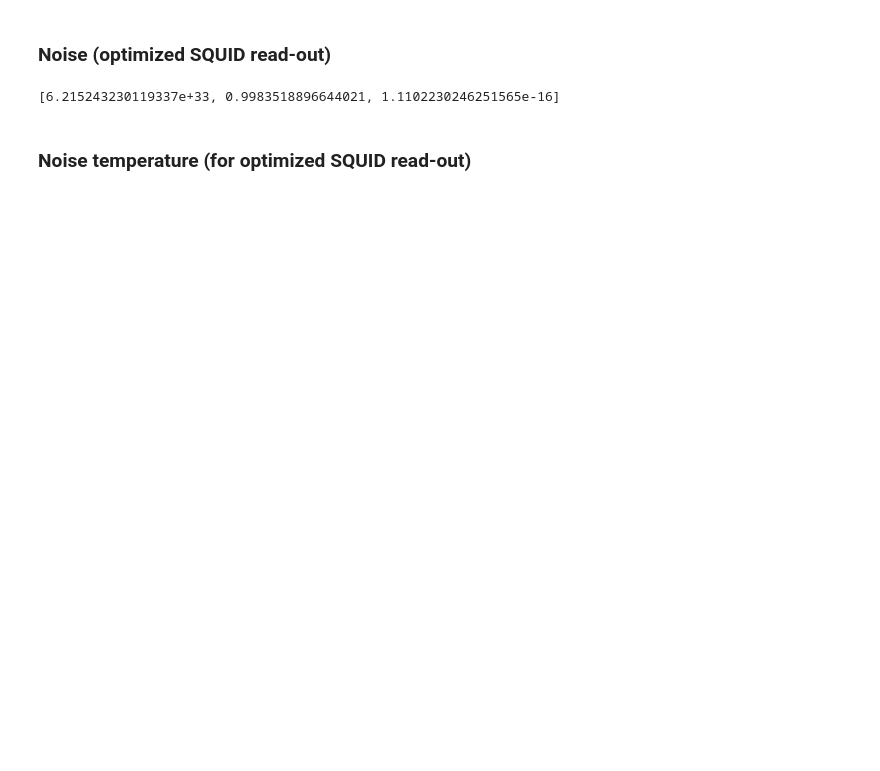
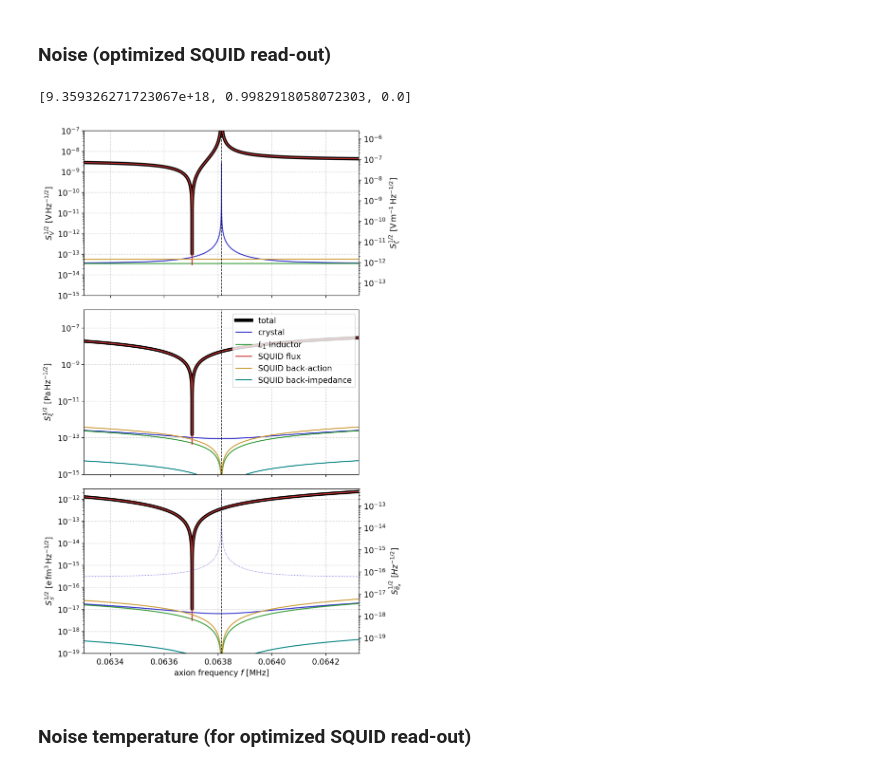
Before and after one commit to kenvantilburg/piezoaxionic-effect, a Jupyter notebook: code/supporting_plots_eta20.ipynb, the cells around one changed output. Drawn from its saved outputs; the diff is of its cells as text; code cells hidden in the pictures; blank space fills up the shorter version.

```diff
--- a/code/supporting_plots_eta20.ipynb
+++ b/code/supporting_plots_eta20.ipynb
@@ -336,13 +336,13 @@ plt.subplots_adjust(left=None, bottom=None, right=None, top=None, wspace=None, h
 ### Noise (optimized SQUID read-out)
 # %%
 C_1 = 0.1 *C_1_fid
-L_1 =  0.1 * L_1_fid
+L_1 =  1 * L_1_fid*(1-1j*eps_L_1)
 L_2 = L2_find(T, l,v,a,b,h_11,c_11,beta_11,k2,L_squid, R_squid, L_i, k_i, C_1, L_1, k_f, eta, S_flux_squid, T_2, mu_N, n_N, xi_11, zeta_11, P_nuc, N_series,N_parallel,0, np.real(L_i))[0]
 print(L2_find(T, l,v,a,b,h_11,c_11,beta_11,k2,L_squid, R_squid, L_i, k_i, C_1, L_1, k_f, eta, S_flux_squid, T_2, mu_N, n_N, xi_11, zeta_11, P_nuc, N_series,N_parallel,0, np.real(L_i)))
 
 colors=[(0,0,0),(0.2,0.2,0.8),(0.2,0.2,0.8),(0.2,0.2,0.8),(0.2,0.6,0.2),(0.8,0.2,0.2),(0.8,0.6,0.2),(0.6,0.2,0.6),(0,0.5,0.5)]
 
-vec_omega = np.linspace(0.98 * omega_0, 1.02 * omega_0, 200000)
+vec_omega = np.linspace(0.992 * omega_0, 1.008 * omega_0, 200000)
 
 fig, ax = plt.subplots(3, 1, figsize=(8,12))
 vec_xi_fac = np.abs(fn_xi_over_V(vec_omega,l,v,h_11,c_11,N_series,P_nuc))
@@ -371,7 +371,7 @@ ax[0].axvline(2*omega_0 / (2*np.pi*1e6*Second**-1), ls='dashed',lw=1,color='blac
 ax[0].axvline(fn_omega_res(l,v,h_11,c_11,beta_11) / (2*np.pi*1e6*Second**-1),ls='dashed',lw=1,color='gray')
 
 ax[0].set_yscale('log'); ax[0].set_xscale('linear');
-ylim0 = np.asarray([1e-14,1e-8])
+ylim0 = np.asarray([1e-15,1e-7])
 ax[0].set_xlim(vec_omega[0]/(2*np.pi*1e6*Second**-1), vec_omega[-1]/(2*np.pi*1e6*Second**-1)); ax[0].set_ylim(ylim0[0], ylim0[1])
 #ax[0].set_xlabel(r'$f ~ [\mathrm{MHz}]$');
 ax[0].set_ylabel('$S_{V}^{1/2} ~ [\mathrm{V \, Hz^{-1/2}}]$');
@@ -408,34 +408,35 @@ ax[2].plot(vec_omega / (2*np.pi*1e6*Second**-1), vec_S_schiff_fac * np.sqrt(vec_
        lw=5, label='total',color=colors[0],);
 ax[2].plot(vec_omega / (2*np.pi*1e6*Second**-1), vec_S_schiff_fac * np.sqrt(vec_S_V_p_crystal_TE)/(ElectronCharge*fm**3/np.sqrt(Hz)),color=colors[1],label='crystal');
 ax[2].plot(vec_omega / (2*np.pi*1e6*Second**-1), vec_S_schiff_fac_xi * np.sqrt(vec_S_V_p_crystal_TE)/(ElectronCharge*fm**3/np.sqrt(Hz)),
            lw=0.8,ls='dashed',color=colors[2],label=r'crystal ($\xi$ only)');
 ax[2].plot(vec_omega / (2*np.pi*1e6*Second**-1), vec_S_schiff_fac_zeta * np.sqrt(vec_S_V_p_crystal_TE)/(ElectronCharge*fm**3/np.sqrt(Hz)),
            lw=0.8,ls='dotted',color=colors[3],label=r'crystal ($\zeta$ only)');
 ax[2].plot(vec_omega / (2*np.pi*1e6*Second**-1), vec_S_schiff_fac * np.sqrt(vec_S_V_p_L_1)/(ElectronCharge*fm**3/np.sqrt(Hz)),color=colors[4],label=r'$L_1$ inductor');
 
 ax[2].plot(vec_omega / (2*np.pi*1e6*Second**-1), vec_S_schiff_fac * np.sqrt(vec_S_V_p_squid_flux)/(ElectronCharge*fm**3/np.sqrt(Hz)),color=colors[5],label='SQUID flux');
 ax[2].plot(vec_omega / (2*np.pi*1e6*Second**-1), vec_S_schiff_fac * np.sqrt(vec_S_V_p_squid_BA)/(ElectronCharge*fm**3/np.sqrt(Hz)),color=colors[6],label='SQUID back-action');
 #ax[2].plot(vec_omega / (2*np.pi*1e6*Second**-1), vec_S_schiff_fac * np.sqrt(vec_S_V_p_magnetization)/(ElectronCharge*fm**3/np.sqrt(Hz)),color=colors[7],label='magnetization');
 ax[2].plot(vec_omega / (2*np.pi*1e6*Second**-1), vec_S_schiff_fac * np.sqrt(vec_S_V_p_squid_BI)/(ElectronCharge*fm**3/np.sqrt(Hz)),color=colors[8],label='SQUID back-impedance');
 
 ax[2].axvline(omega_0 / (2*np.pi*1e6*Second**-1), ls='dashed',lw=1,color='black')
 ax[2].axvline(2*omega_0 / (2*np.pi*1e6*Second**-1), ls='dashed',lw=1,color='black')
 ax[2].axvline(fn_omega_res(l,v,h_11,c_11,beta_11) / (2*np.pi*1e6*Second**-1),ls='dashed',lw=1,color='gray')
 
 ax[2].set_yscale('log'); ax[2].set_xscale('linear');
-ylim2 = np.asarray([10**-18, 3*10**-12])
+ylim2 = np.asarray([10**-19, 3*10**-12])
 ax[2].set_xlim(vec_omega[0]/(2*np.pi*1e6*Second**-1), vec_omega[-1]/(2*np.pi*1e6*Second**-1)); ax[2].set_ylim(ylim2)
 ax[2].set_xlabel(r'axion frequency $f ~ [\mathrm{MHz}]$'); ax[2].set_ylabel('$S_{\mathcal{S}}^{1/2} ~ [\mathrm{e \,fm^{3} \, Hz^{-1/2}}]$');
 #ax[2].legend(loc='upper left');
 ax2r = ax[2].twinx();
 ax2r.set_yscale('log');
 ax2r.set_ylim(ylim2[0] * ElectronCharge * fm**3 / S_schiff_over_theta, ylim2[1] * ElectronCharge * fm**3 / S_schiff_over_theta)
 ax2r.set_ylabel(r'$S_{\overline{\theta}_a}^{1/2} ~ [Hz^{-1/2}]$');
 ax[2].grid(ls='dotted')
 
 plt.tight_layout()
 plt.subplots_adjust(left=None, bottom=None, right=None, top=None, wspace=None, hspace=None)
 # %% [output]
-[6.215243230119337e+33, 0.9983518896644021, 1.1102230246251565e-16]
+[9.359326271723067e+18, 0.9982918058072303, 0.0]
+[figure, added]
 # %%
 fig.savefig(dir_fig+'S_fundamental.pdf', bbox_inches='tight', pad_inches = 0)
```
Also changed, not shown: parts of 5 cells of this notebook, 12 other files.
